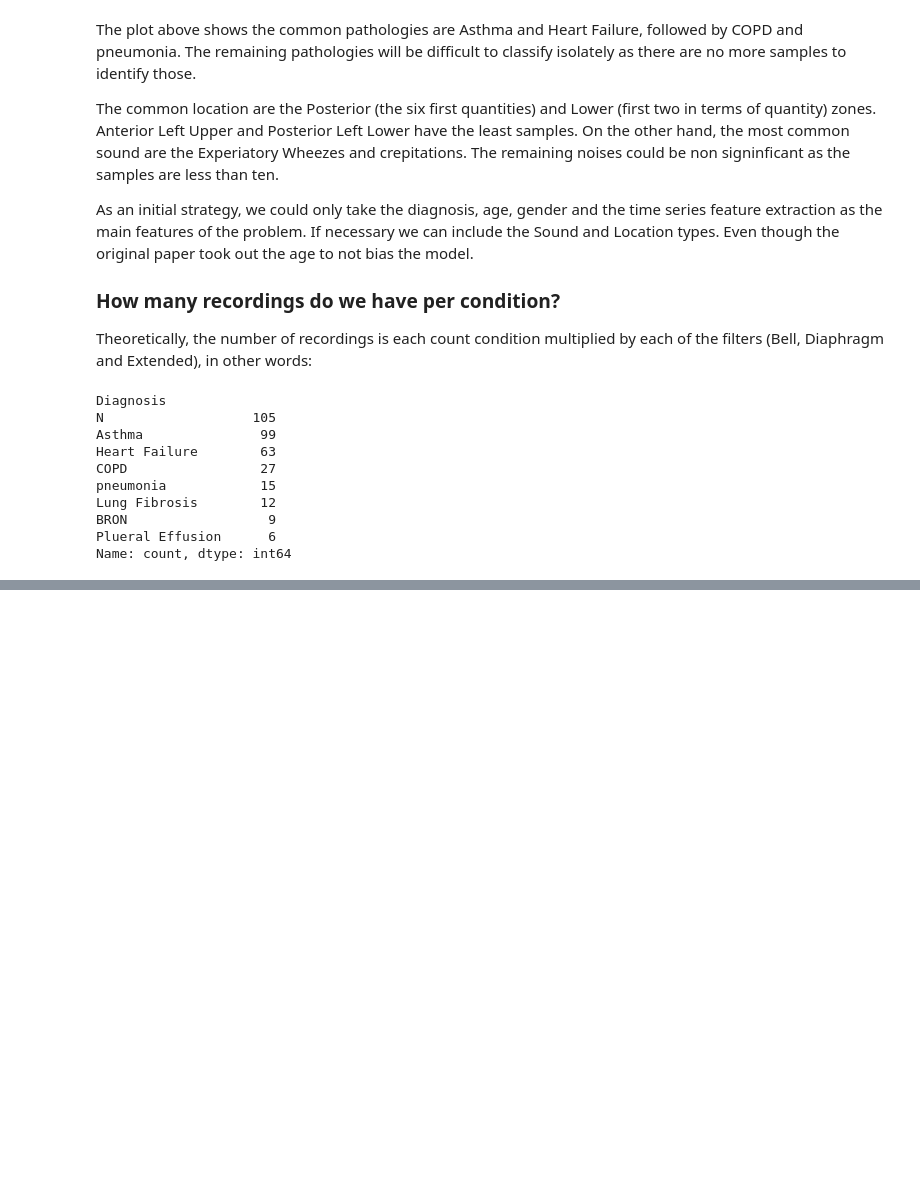
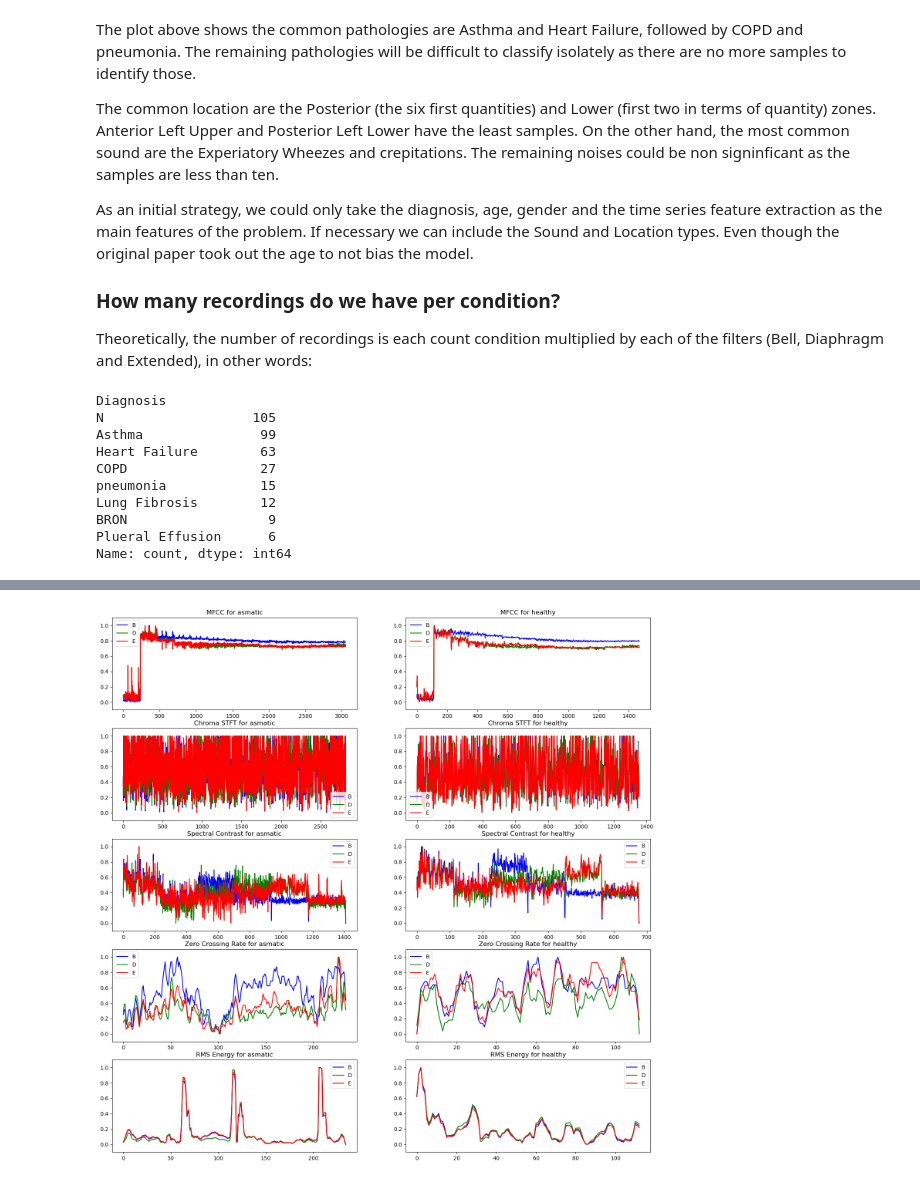
Before and after one commit to nikorose87/TechChallengeSamay, a Jupyter notebook: Notebooks/solution.ipynb, the cells around one changed output, grey strips where cells are left out. Saved outputs shown, nothing was run; the diff lists cells and outputs as text; code cells hidden in the pictures; blank space fills up the shorter version.

```diff
--- a/Notebooks/solution.ipynb
+++ b/Notebooks/solution.ipynb
@@ -257,0 +256,33 @@ OSError: dlopen(/Users/sorryrobots/opt/anaconda3/envs/deeptools/lib/python3.9/si
+# %%
+import librosa
+from sklearn.preprocessing import MinMaxScaler
+
+def extract_features(signal, sample_rate):
+    signal = librosa.util.buf_to_float(signal, n_bytes=2)
+    mfcc = librosa.feature.mfcc(y=signal, sr=sample_rate, n_mfcc=13)
+    chroma_stft = librosa.feature.chroma_stft(y=signal, sr=sample_rate)
+    spec_contrast = librosa.feature.spectral_contrast(y=signal, sr=sample_rate, n_bands=5, fmin=100.0)
+    zero_crossing = librosa.feature.zero_crossing_rate(signal)
+    rms = librosa.feature.rms(y=signal)
+
+    return mfcc, chroma_stft, spec_contrast, zero_crossing, rms
+
+fig, axs = plt.subplots(5, 2, figsize=(18, 18))
+
+scaler = MinMaxScaler()
+
+features = ['MFCC', 'Chroma STFT', 'Spectral Contrast', 'Zero Crossing Rate', 'RMS Energy']
+
+for j, subject in enumerate(['asmatic', 'healthy']):
+    for i, filter in enumerate(["B", "D", "E"]):
+        sample_rate, sample_data = wavfile.read(audio_path + f'{filter}{post_fix[subject]}')
+        feature_values = extract_features(sample_data, sample_rate)
+
+        for k, (feature, title) in enumerate(zip(feature_values, features)):
+            feature = scaler.fit_transform(feature.reshape(-1, 1))
+            axs[k, j].plot(feature.mean(axis=1), color=colors[filter], label=filter)
+            axs[k, j].legend()
+            axs[k, j].set_title(f'{title} for {subject}')
+            axs[k, j].set_ylim(-.1, 1.1)
+# %% [output]
+[figure, added]
```
Also changed, not shown: parts of 21 cells of this notebook.
